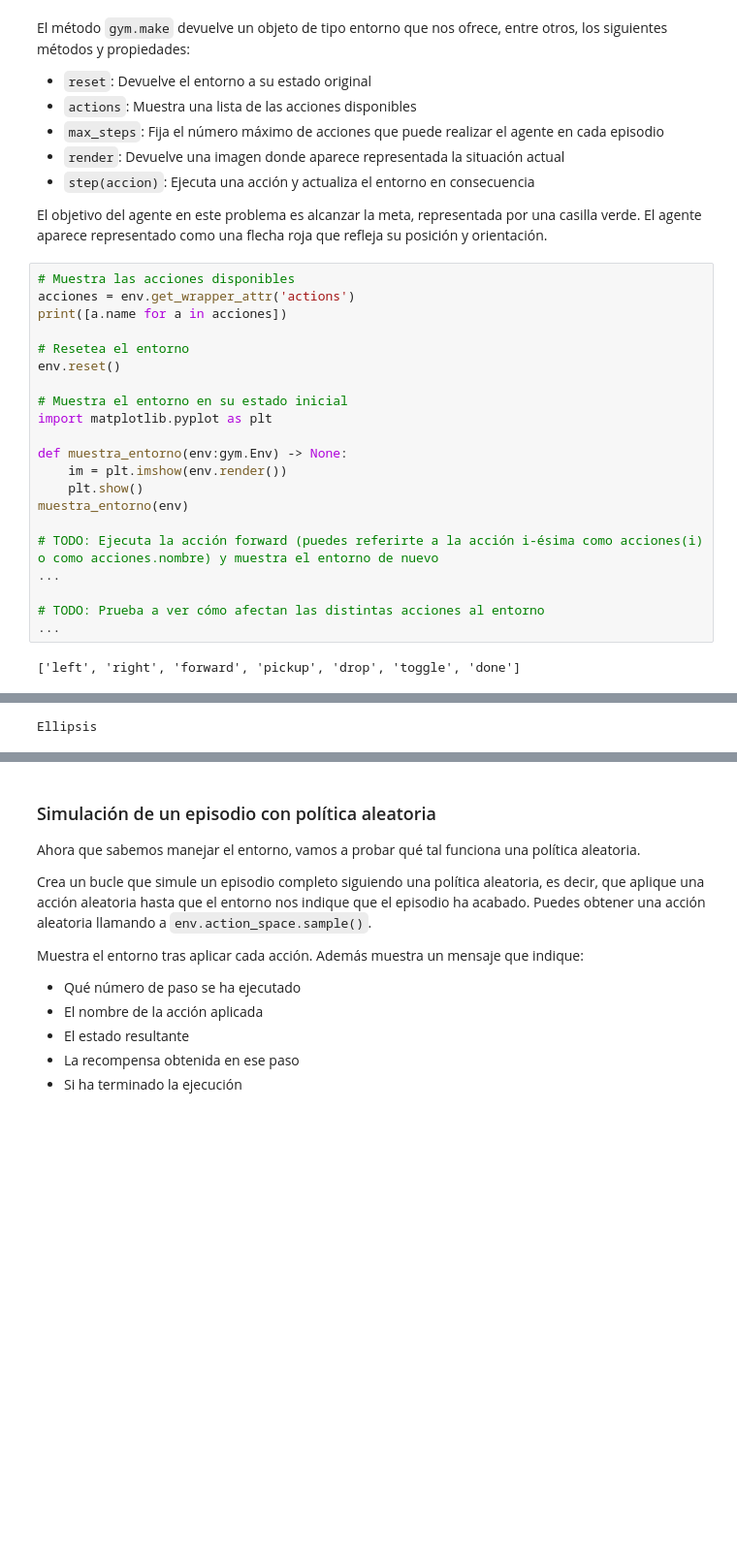
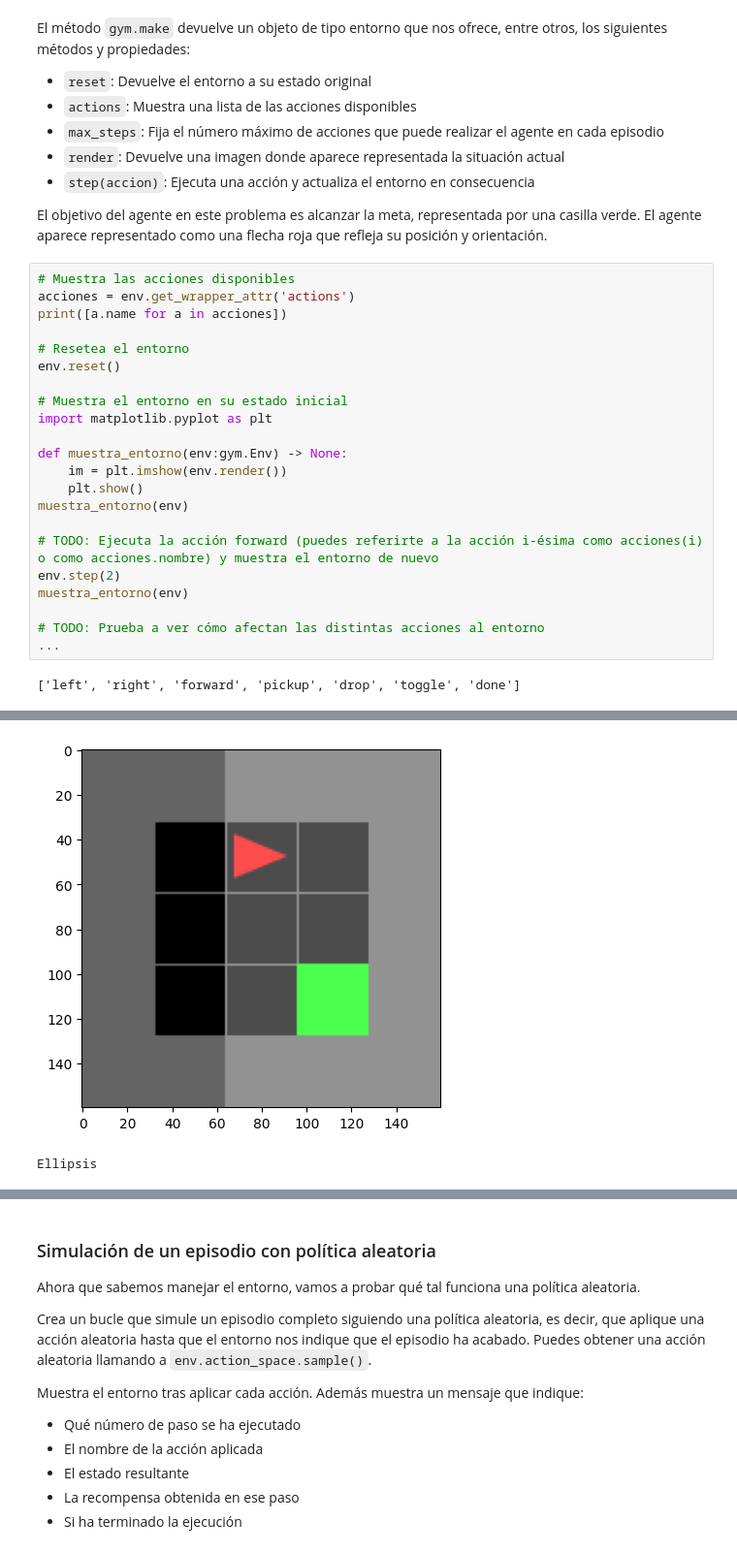
Before and after one commit to PepeRoConde/3year2sem, a Jupyter notebook: maai/notebooks/Notebook 6 - DP.ipynb, the cells around one changed output, grey strips where cells are left out. Shown at 97% size. Cells and saved outputs as stored; diff of their text form; blank space fills up the shorter version.

```diff
--- a/maai/notebooks/Notebook 6 - DP.ipynb
+++ b/maai/notebooks/Notebook 6 - DP.ipynb
@@ -30,27 +30,29 @@ El objetivo del agente en este problema es alcanzar la meta, representada por un
 # %%
 # Muestra las acciones disponibles
 acciones = env.get_wrapper_attr('actions')
 print([a.name for a in acciones])
 
 # Resetea el entorno
 env.reset()
 
 # Muestra el entorno en su estado inicial
 import matplotlib.pyplot as plt
 
 def muestra_entorno(env:gym.Env) -> None:
     im = plt.imshow(env.render())
     plt.show()
 muestra_entorno(env)
 
 # TODO: Ejecuta la acción forward (puedes referirte a la acción i-ésima como acciones(i) o como acciones.nombre) y muestra el entorno de nuevo
-...
+env.step(2)
+muestra_entorno(env)
 
 # TODO: Prueba a ver cómo afectan las distintas acciones al entorno
 ...
 # %% [output]
 ['left', 'right', 'forward', 'pickup', 'drop', 'toggle', 'done']
 [figure]
+[figure, added]
 Ellipsis
 # %% [markdown]
 El método [`step(acción)`](https://gymnasium.farama.org/api/env/#gymnasium.Env.step) devuelve cinco valores:
```
Also changed, not shown: parts of 8 cells of this notebook, 30 other files.
